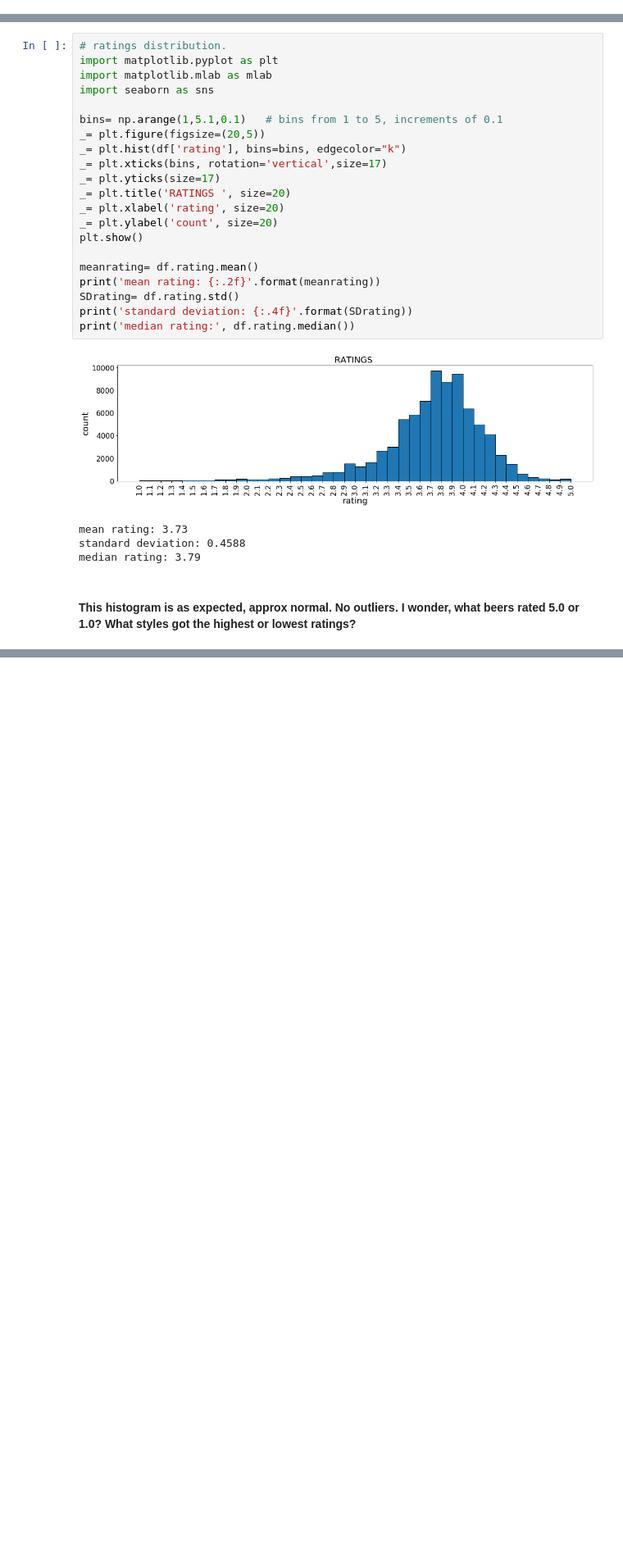
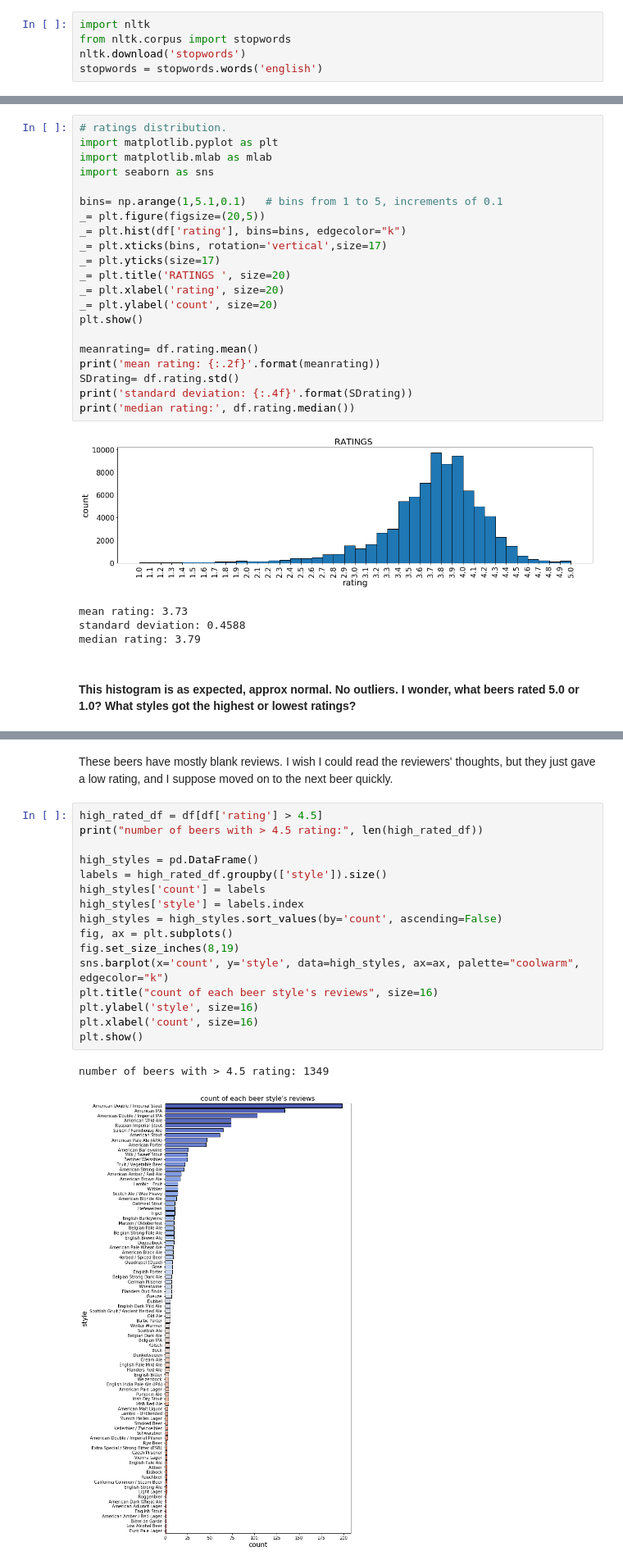
Before and after one commit to misterhappy2/beer, a Jupyter notebook: Beer story.ipynb, the cells around one changed output, grey strips where cells are left out. Shown at 82% size. Saved outputs shown, nothing was run; the diff lists cells and outputs as text; blank space fills up the shorter version.

Commit message:
chart of high rated styles

```diff
--- a/Beer story.ipynb
+++ b/Beer story.ipynb
@@ -254,0 +255,5 @@ print (stopwords)
+# %%
+import nltk
+from nltk.corpus import stopwords
+nltk.download('stopwords')
+stopwords = stopwords.words('english')
@@ -441,0 +475,21 @@ print(low_rated_df[0])
+# %% [markdown]
+These beers have mostly blank reviews.  I wish I could read the reviewers' thoughts, but they just gave a low rating, and I suppose moved on to the next beer quickly.
+# %%
+high_rated_df = df[df['rating'] > 4.5]
+print("number of beers with > 4.5 rating:", len(high_rated_df))
+
+high_styles = pd.DataFrame()
+labels = high_rated_df.groupby(['style']).size()
+high_styles['count'] = labels
+high_styles['style'] = labels.index
+high_styles = high_styles.sort_values(by='count', ascending=False)
+fig, ax = plt.subplots()
+fig.set_size_inches(8,19)
+sns.barplot(x='count', y='style', data=high_styles, ax=ax, palette="coolwarm", edgecolor="k")
+plt.title("count of each beer style's reviews", size=16)
+plt.ylabel('style', size=16)
+plt.xlabel('count', size=16)
+plt.show()
+# %% [output]
+number of beers with > 4.5 rating: 1349
+[figure, added]
```
Also changed, not shown: parts of 13 cells of this notebook.
